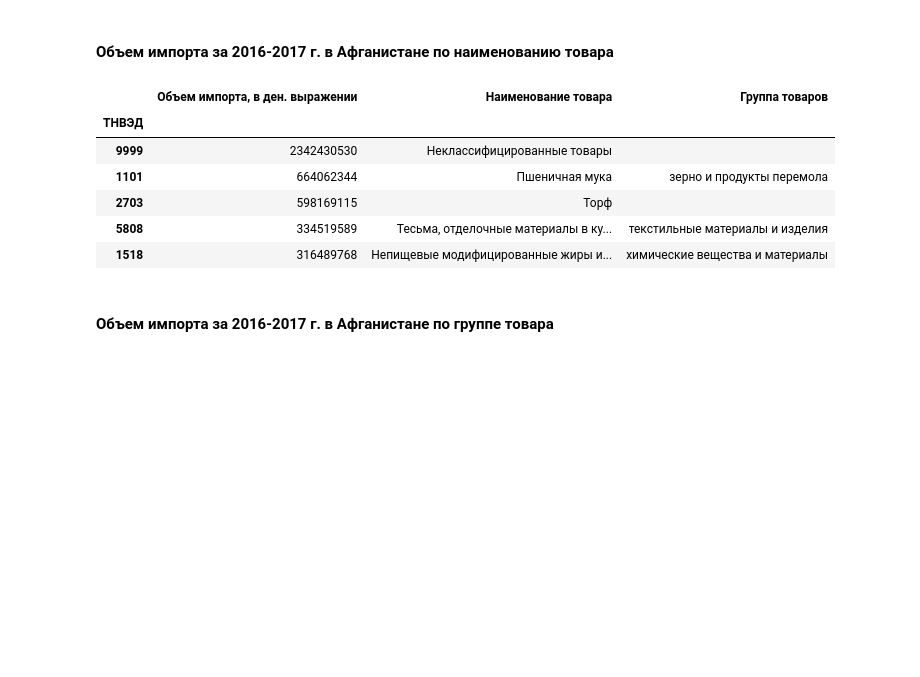
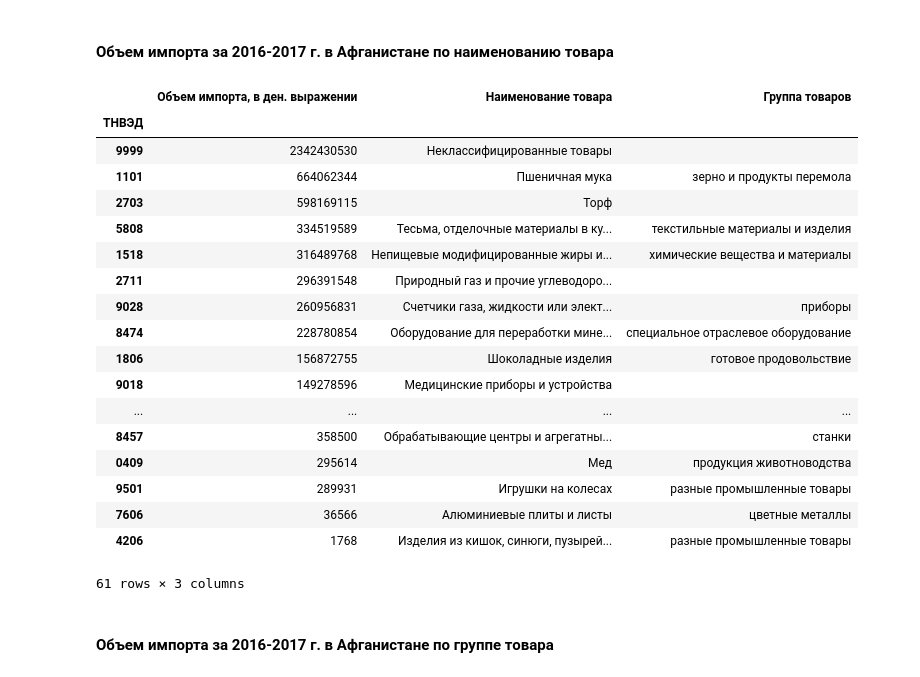
Before and after one commit to ilyaperepelitsa/Comtrade, a Jupyter notebook: Comtrade Тестовое задание.ipynb, the cells around one changed output. Cells and saved outputs as stored; diff of their text form; code cells hidden in the pictures; blank space fills up the shorter version.

```diff
--- a/Comtrade Тестовое задание.ipynb
+++ b/Comtrade Тестовое задание.ipynb
@@ -408,22 +407,34 @@ trade_code_labels = trade_code_labels.drop("ТНВЭД", axis = 1)
 # %%
 one_country_total_value_import =\
             pd.DataFrame(import_volume_slice.\
             loc[import_volume_slice["reporter_name"] == "Afghanistan",:].\
             groupby("ТНВЭД")["trade_value"].\
             sum().\
             sort_values(ascending = False)).\
             join(trade_code_labels, how = "left")
 
 one_country_total_value_import.columns = ["Объем импорта, в ден. выражении", "Наименование товара", "Группа товаров"]
-one_country_total_value_import.head()
+one_country_total_value_import
 # %% [output]
 |  | Объем импорта, в ден. выражении | Наименование товара | Группа товаров |
 | ТНВЭД |  |  |  |
 | 9999 | 2342430530 | Неклассифицированные товары |  |
 | 1101 | 664062344 | Пшеничная мука | зерно и продукты перемола |
 | 2703 | 598169115 | Торф |  |
 | 5808 | 334519589 | Тесьма, отделочные материалы в ку... | текстильные материалы и изделия |
 | 1518 | 316489768 | Непищевые модифицированные жиры и... | химические вещества и материалы |
+| 2711 | 296391548 | Природный газ и прочие углеводоро... |  |
+| 9028 | 260956831 | Счетчики газа, жидкости или элект... | приборы |
+| 8474 | 228780854 | Оборудование для переработки мине... | специальное отраслевое оборудование |
+| 1806 | 156872755 | Шоколадные изделия | готовое продовольствие |
+| 9018 | 149278596 | Медицинские приборы и устройства |  |
+| ... | ... | ... | ... |
+| 8457 | 358500 | Обрабатывающие центры и агрегатны... | станки |
+| 0409 | 295614 | Мед | продукция животноводства |
+| 9501 | 289931 | Игрушки на колесах | разные промышленные товары |
+| 7606 | 36566 | Алюминиевые плиты и листы | цветные металлы |
+| 4206 | 1768 | Изделия из кишок, синюги, пузырей... | разные промышленные товары |
+61 rows × 3 columns
 # %% [markdown]
 #### Объем импорта за 2016-2017 г. в Афганистане по группе товара
 # %%
```
Also changed, not shown: parts of 38 cells of this notebook, 3 other files.
